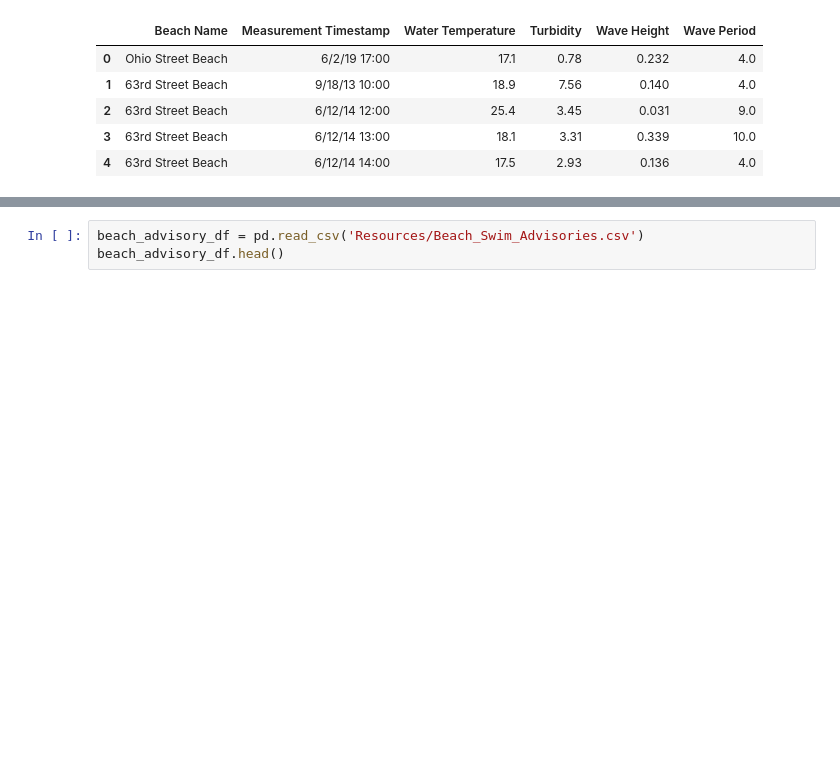
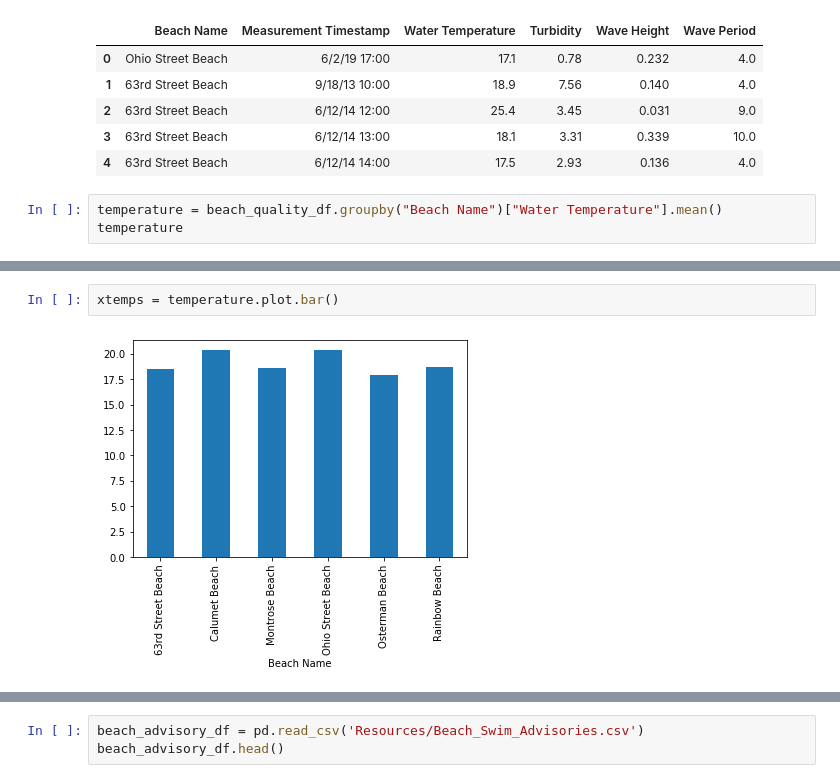
Before and after one commit to tveeder/city-beach-data-analysis, a Jupyter notebook: city_beach_analysis.ipynb, the cells around one changed output, grey strips where cells are left out. Saved outputs shown, nothing was run; the diff lists cells and outputs as text; blank space fills up the shorter version.

```diff
--- a/city_beach_analysis.ipynb
+++ b/city_beach_analysis.ipynb
@@ -21,3 +51,6 @@ selected_beach_quality_df.head()
 | 2 | 63rd Street Beach | 6/12/14 12:00 | 25.4 | 3.45 | 0.031 | 9.0 |
 | 3 | 63rd Street Beach | 6/12/14 13:00 | 18.1 | 3.31 | 0.339 | 10.0 |
 | 4 | 63rd Street Beach | 6/12/14 14:00 | 17.5 | 2.93 | 0.136 | 4.0 |
+# %%
+temperature = beach_quality_df.groupby("Beach Name")["Water Temperature"].mean()
+temperature
@@ -23,0 +66,4 @@ selected_beach_quality_df.head()
+# %%
+xtemps = temperature.plot.bar()
+# %% [output]
+[figure, added]
```
Also changed, not shown: parts of 8 cells of this notebook, 2 other files.
